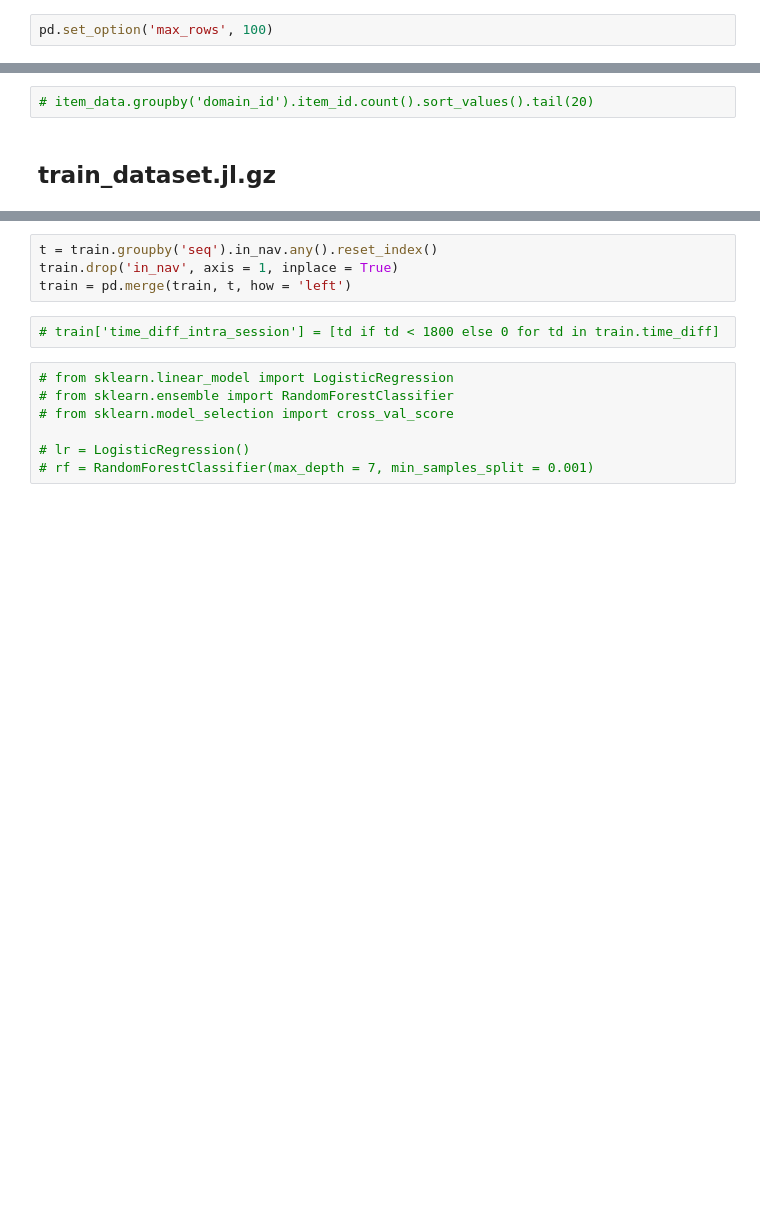
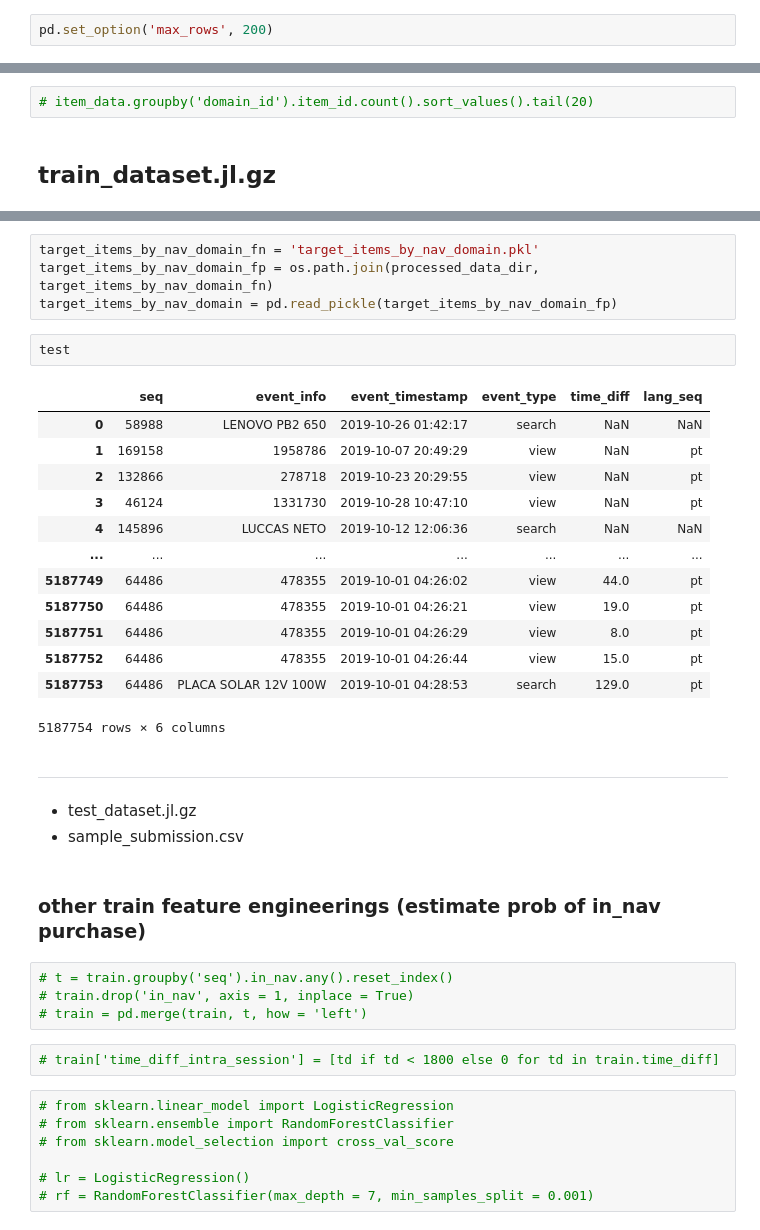
Before and after one commit to hitoshinagano/MercadoLibre_2020, a Jupyter notebook: notebooks/EDA_dataprep.ipynb, the cells around one changed output, grey strips where cells are left out. Cells and saved outputs as stored; diff of their text form; blank space fills up the shorter version.

```diff
--- a/notebooks/EDA_dataprep.ipynb
+++ b/notebooks/EDA_dataprep.ipynb
@@ -45,7 +45,7 @@ import matplotlib.pyplot as plt
 # import sweetviz as sv
 # import utils
 # %%
-pd.set_option('max_rows', 100)
+pd.set_option('max_rows', 200)
 # %%
 from tqdm import tqdm
 tqdm.pandas()
@@ -147,7 +312,34 @@ Wall time: 10.7 s
+# %%
+target_items_by_nav_domain_fn = 'target_items_by_nav_domain.pkl'
+target_items_by_nav_domain_fp = os.path.join(processed_data_dir, target_items_by_nav_domain_fn)
+target_items_by_nav_domain = pd.read_pickle(target_items_by_nav_domain_fp)
+# %%
+test
+# %% [output]
+|  | seq | event_info | event_timestamp | event_type | time_diff | lang_seq |
+| 0 | 58988 | LENOVO PB2 650 | 2019-10-26 01:42:17 | search | NaN | NaN |
+| 1 | 169158 | 1958786 | 2019-10-07 20:49:29 | view | NaN | pt |
+| 2 | 132866 | 278718 | 2019-10-23 20:29:55 | view | NaN | pt |
+| 3 | 46124 | 1331730 | 2019-10-28 10:47:10 | view | NaN | pt |
+| 4 | 145896 | LUCCAS NETO | 2019-10-12 12:06:36 | search | NaN | NaN |
+| ... | ... | ... | ... | ... | ... | ... |
+| 5187749 | 64486 | 478355 | 2019-10-01 04:26:02 | view | 44.0 | pt |
+| 5187750 | 64486 | 478355 | 2019-10-01 04:26:21 | view | 19.0 | pt |
+| 5187751 | 64486 | 478355 | 2019-10-01 04:26:29 | view | 8.0 | pt |
+| 5187752 | 64486 | 478355 | 2019-10-01 04:26:44 | view | 15.0 | pt |
+| 5187753 | 64486 | PLACA SOLAR 12V 100W | 2019-10-01 04:28:53 | search | 129.0 | pt |
+5187754 rows × 6 columns
+# %% [markdown]
+_____
+# %% [markdown]
+* test_dataset.jl.gz
+* sample_submission.csv
+# %% [markdown]
+### other train feature engineerings (estimate prob of in_nav purchase)
 # %%
-t = train.groupby('seq').in_nav.any().reset_index()
-train.drop('in_nav', axis = 1, inplace = True)
-train = pd.merge(train, t, how = 'left')
+# t = train.groupby('seq').in_nav.any().reset_index()
+# train.drop('in_nav', axis = 1, inplace = True)
+# train = pd.merge(train, t, how = 'left')
 # %%
 # train['time_diff_intra_session'] = [td if td < 1800 else 0 for td in train.time_diff]
 # %%
```
Also changed, not shown: parts of 50 cells of this notebook, 8 other files.
